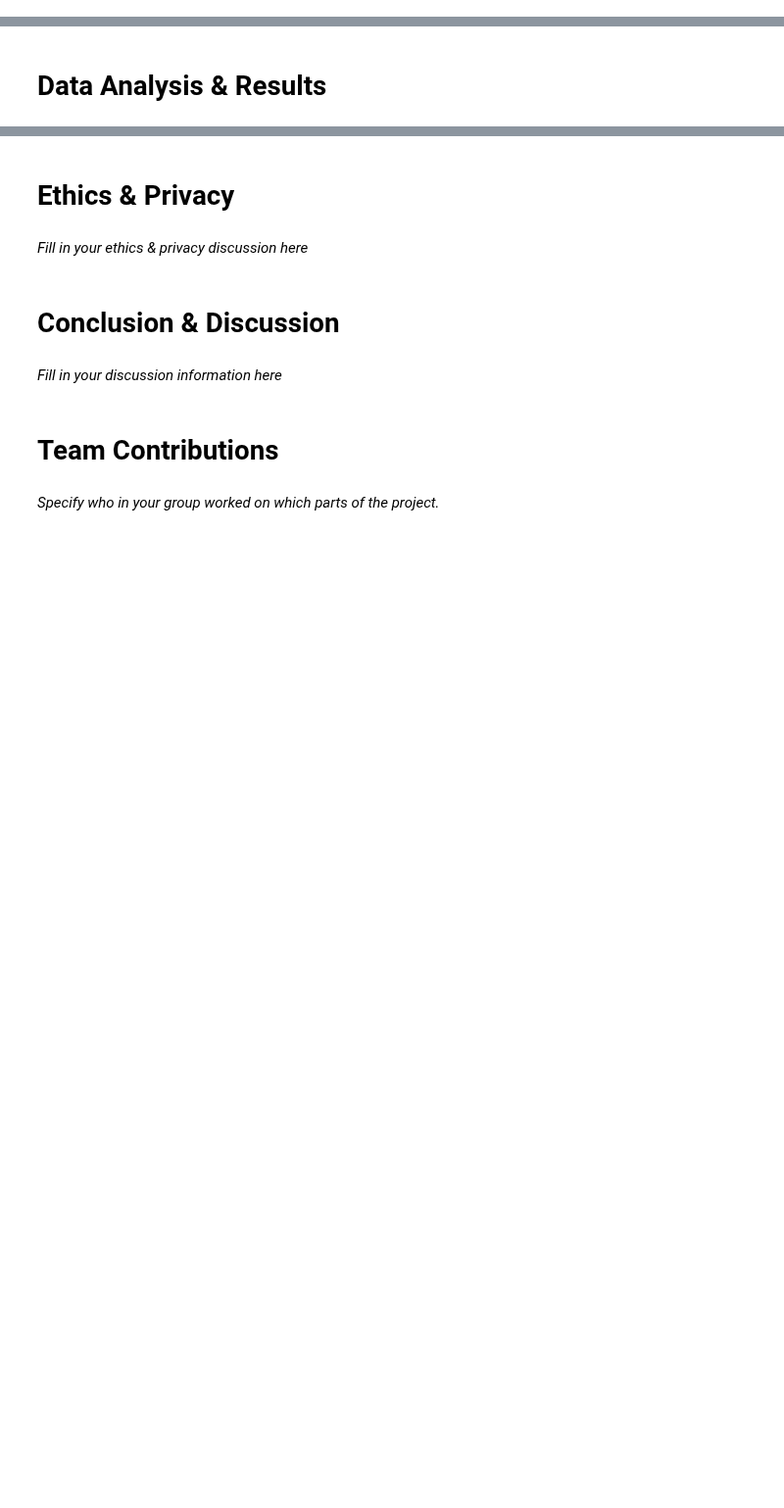
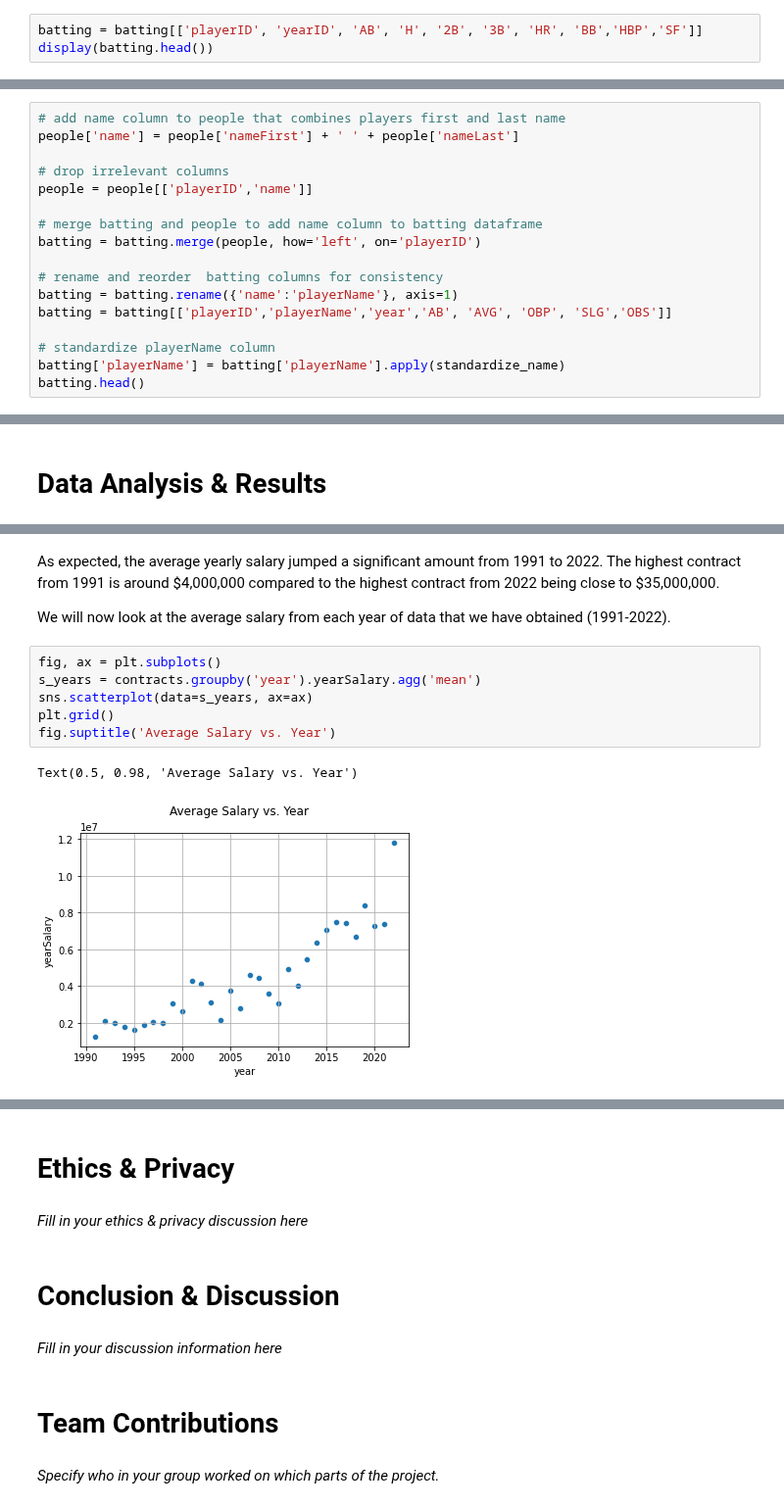
Before and after one commit to leo3friedman/baseball-salary-prediction, a Jupyter notebook: FinalProjectGroup_042-Fa22.ipynb, the cells around one changed output, grey strips where cells are left out. Shown at 98% size. Cells and saved outputs as stored; diff of their text form; blank space fills up the shorter version.

```diff
--- a/FinalProjectGroup_042-Fa22.ipynb
+++ b/FinalProjectGroup_042-Fa22.ipynb
@@ -64,0 +184,3 @@ Describe your data cleaning steps here.
+# %%
+batting = batting[['playerID', 'yearID', 'AB', 'H', '2B', '3B', 'HR', 'BB','HBP','SF']]
+display(batting.head())
@@ -64,0 +298,17 @@ Describe your data cleaning steps here.
+# %%
+# add name column to people that combines players first and last name
+people['name'] = people['nameFirst'] + ' ' + people['nameLast']
+
+# drop irrelevant columns
+people = people[['playerID','name']]
+
+# merge batting and people to add name column to batting dataframe
+batting = batting.merge(people, how='left', on='playerID')
+
+# rename and reorder  batting columns for consistency
+batting = batting.rename({'name':'playerName'}, axis=1)
+batting = batting[['playerID','playerName','year','AB', 'AVG', 'OBP', 'SLG','OBS']]
+
+# standardize playerName column
+batting['playerName'] = batting['playerName'].apply(standardize_name)
+batting.head()
@@ -71,0 +398,13 @@ Include cells that describe the steps in your data analysis.
+# %% [markdown]
+As expected, the average yearly salary jumped a significant amount from 1991 to 2022. The highest contract from 1991 is around \$4,000,000 compared to the highest contract from 2022 being close to \$35,000,000.
+
+We will now look at the average salary from each year of data that we have obtained (1991-2022).
+# %%
+fig, ax = plt.subplots()
+s_years = contracts.groupby('year').yearSalary.agg('mean')
+sns.scatterplot(data=s_years, ax=ax)
+plt.grid()
+fig.suptitle('Average Salary vs. Year')
+# %% [output]
+Text(0.5, 0.98, 'Average Salary vs. Year')
+[figure, added]
```
Also changed, not shown: parts of 66 cells of this notebook.
